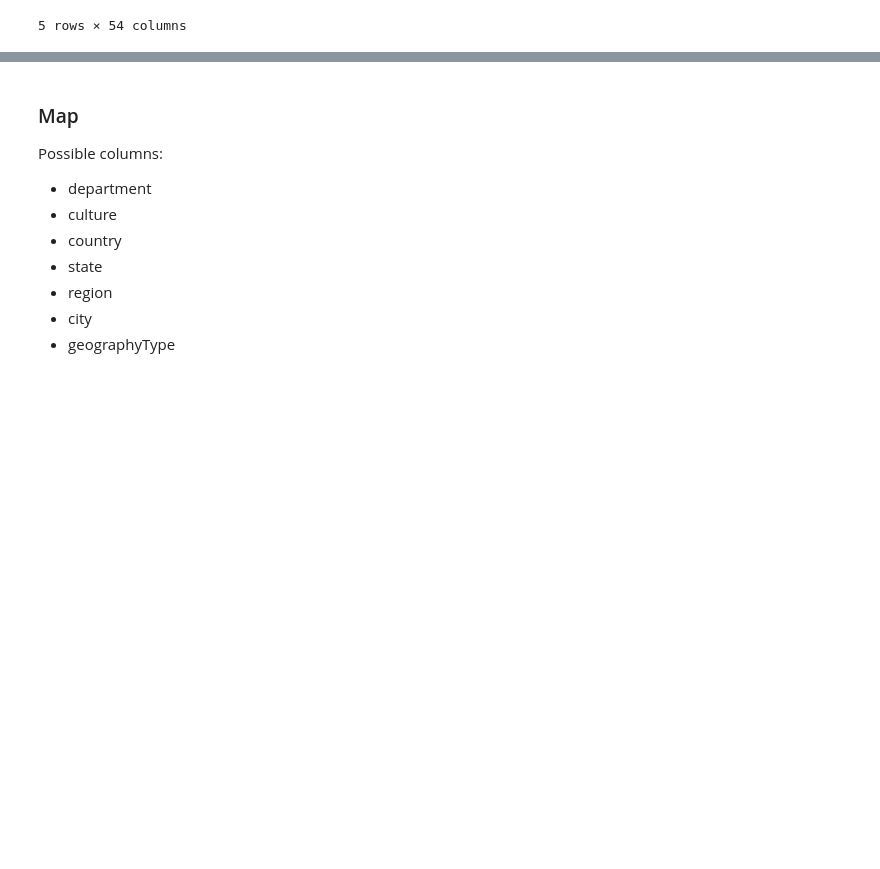
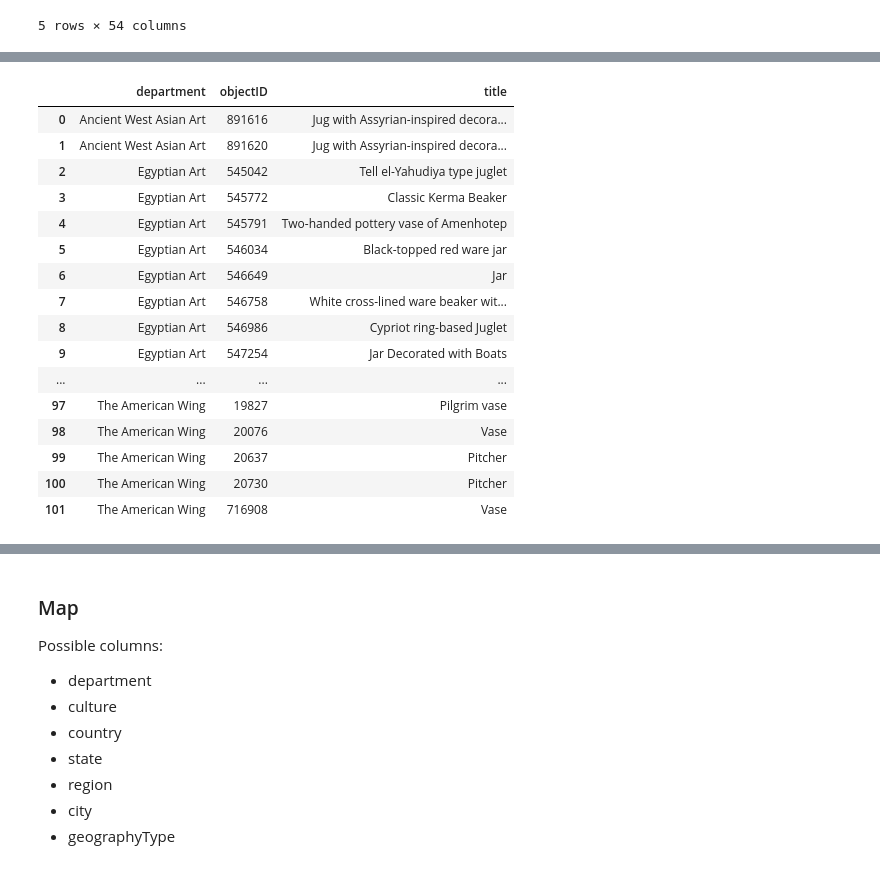
Before and after one commit to oliviakasmin/okasmin-parsons-thesis-2026, a Jupyter notebook: fetch_data/data/analyze_data.ipynb, the cells around one changed output, grey strips where cells are left out. Drawn from its saved outputs; the diff is of its cells as text; code cells hidden in the pictures; blank space fills up the shorter version.

```diff
--- a/fetch_data/data/analyze_data.ipynb
+++ b/fetch_data/data/analyze_data.ipynb
@@ -43,0 +87,32 @@ df.head()
+# %%
+missing_classification_rows = (
+    df.loc[
+        df["classification"].astype("string").str.strip().isna()
+        | (df["classification"].astype("string").str.strip() == ""),
+        ["department", "objectID", "title"],
+    ]
+    .sort_values(["department", "objectID"])
+    .reset_index(drop=True)
+)
+
+# show every row/column in notebook output
+with pd.option_context("display.max_rows", None, "display.max_columns", None, "display.max_colwidth", None):
+    display(missing_classification_rows)
+# %% [output]
+|  | department | objectID | title |
+| 0 | Ancient West Asian Art | 891616 | Jug with Assyrian-inspired decora... |
+| 1 | Ancient West Asian Art | 891620 | Jug with Assyrian-inspired decora... |
+| 2 | Egyptian Art | 545042 | Tell el-Yahudiya type juglet |
+| 3 | Egyptian Art | 545772 | Classic Kerma Beaker |
+| 4 | Egyptian Art | 545791 | Two-handed pottery vase of Amenhotep |
+| 5 | Egyptian Art | 546034 | Black-topped red ware jar |
+| 6 | Egyptian Art | 546649 | Jar |
+| 7 | Egyptian Art | 546758 | White cross-lined ware beaker wit... |
+| 8 | Egyptian Art | 546986 | Cypriot ring-based Juglet |
+| 9 | Egyptian Art | 547254 | Jar Decorated with Boats |
+| ... | ... | ... | ... |
+| 97 | The American Wing | 19827 | Pilgrim vase |
+| 98 | The American Wing | 20076 | Vase |
+| 99 | The American Wing | 20637 | Pitcher |
+| 100 | The American Wing | 20730 | Pitcher |
+| 101 | The American Wing | 716908 | Vase |
```
Also changed, not shown: parts of 25 cells of this notebook, 17 other files.
